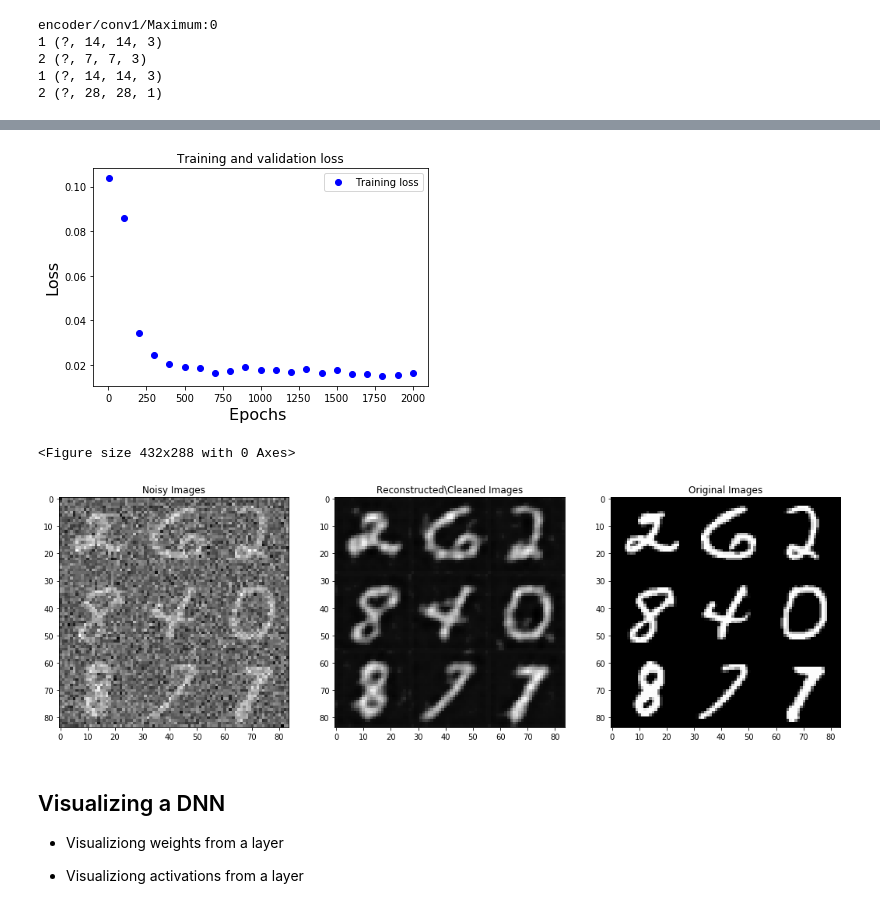
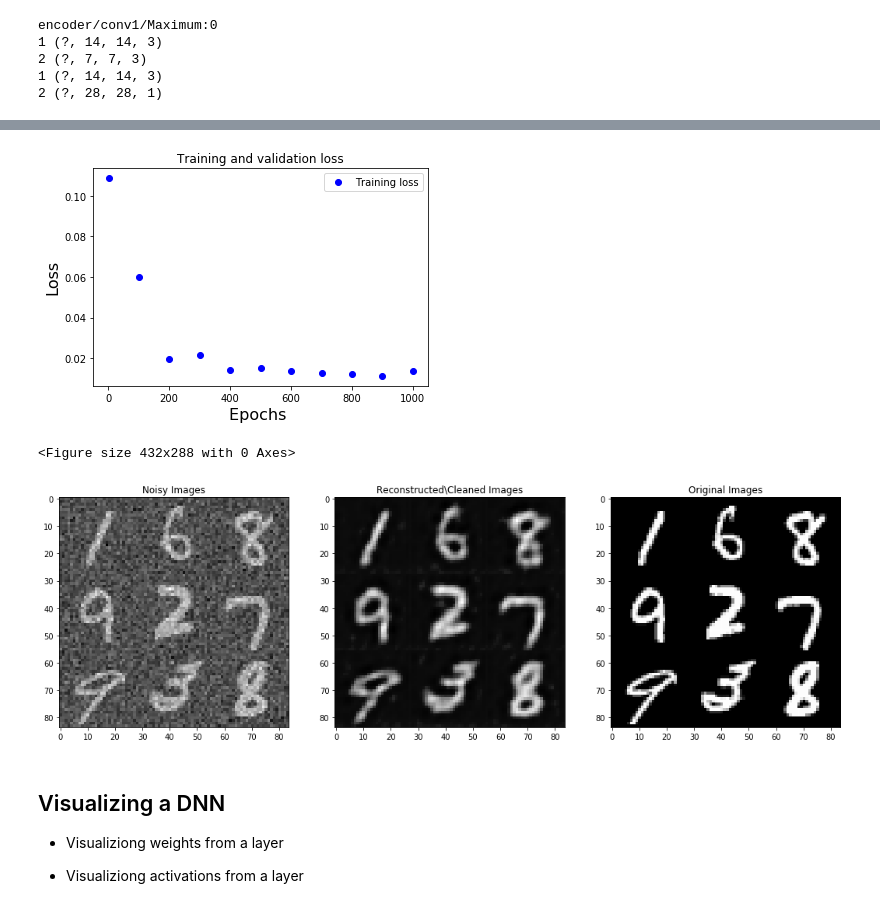
Before and after one commit to denocris/Deep-Learning-Lectures_CV, a Jupyter notebook: autoencoder-v3.ipynb, the cells around one changed output, grey strips where cells are left out. Cells and saved outputs as stored; diff of their text form; code cells hidden in the pictures.

```diff
--- a/autoencoder-v3.ipynb
+++ b/autoencoder-v3.ipynb
@@ -107,12 +107,12 @@ tf.reset_default_graph()
 
 # Training Parameters
 learning_rate = 0.01
-num_steps = 2000
+num_steps = 1000
 batch_size = 128
 imsize = 28
 
 # Noise Parameter
-noise_coeff = 0.3
+noise_variance = 0.2
 
 display_step = 100
 examples_to_show = 10
@@ -185,11 +185,13 @@ for i in range(1, num_steps+1):
     # Prepare Data
     # Get the next batch of MNIST data (only images are needed, not labels)
     batch_x, _ = mnist.train.next_batch(batch_size)
+    batch_x = batch_x
     # Reshape the batch correctly
     batch_x = batch_x.reshape([-1, 28, 28, 1])
-    batch_x_noisy = batch_x + np.random.normal(0, 100/255., (batch_x.shape[0], batch_x.shape[1],batch_x.shape[2],batch_x.shape[3]))
+    batch_x_noisy = batch_x + np.random.normal(0, noise_variance, (batch_x.shape[0], batch_x.shape[1],batch_x.shape[2],batch_x.shape[3]))
     # Run optimization op (backprop) and cost op (to get loss value)
     _, l = sess.run([optimizer, loss], feed_dict={X: batch_x, X_noisy: batch_x_noisy})
+    #_, l = sess.run([optimizer, loss], feed_dict={X: batch_x, X_noisy: batch_x})
     # Display logs per step
     if i % display_step == 0 or i == 1:
         plot_step.append(i)
@@ -222,7 +218,7 @@ plt.legend()
 plt.figure()
 plt.show()
 # %% [output]
-[figure, old version]
+[figure, new version]
 <Figure size 432x288 with 0 Axes>
 # %%
 # Testing
@@ -235,44 +231,45 @@ canvas_orig = np.empty((28 * n, 28 * m))
 for i in range(n):
     # MNIST test set
     batch_x, _ = mnist.test.next_batch(n)
+    batch_x = batch_x
     # Encode and decode the digit image
     batch_x = batch_x.reshape([n, 28, 28, 1])
     #batch_x_noisy = batch_x + 0.2*tf.random_normal(tf.shape(batch_x))
-    batch_x_noisy = batch_x + np.random.normal(0, 100/255., (batch_x.shape[0], batch_x.shape[1],batch_x.shape[2],batch_x.shape[3]))
+    batch_x_noisy = batch_x + np.random.normal(0, noise_variance, (batch_x.shape[0], batch_x.shape[1],batch_x.shape[2],batch_x.shape[3]))
     #g = sess.run(decoder_op, feed_dict={X: batch_x})
     results = sess.run(decoder_output, feed_dict={X: batch_x, X_noisy: batch_x_noisy})
     # Display input images
     for j in range(m):
         canvas_noisy[i * 28:(i + 1) * 28, j * 28:(j + 1) * 28] = batch_x_noisy[j].reshape([28, 28])
     # Display reconstructed images
     for j in range(m):
         canvas_recon[i * 28:(i + 1) * 28, j * 28:(j + 1) * 28] = results[j].reshape([28, 28])
         # Display original images
     for j in range(m):
         canvas_orig[i * 28:(i + 1) * 28, j * 28:(j + 1) * 28] = batch_x[j].reshape([28, 28])
 
 
 #Plotting
 plt.figure(figsize=(18,18))
 plt.subplot(131)
 plt.imshow(canvas_noisy, origin="upper", cmap="gray")
 plt.title("Noisy Images")
 
 plt.subplot(132)
 plt.imshow(canvas_recon, origin="upper", cmap="gray")
 plt.title("Reconstructed\Cleaned Images")
 
 plt.subplot(133)
 plt.imshow(canvas_orig, origin="upper", cmap="gray")
 plt.title("Original Images")
 plt.show()
 
 # print("original Images")
 # plt.figure(figsize=(n, m))
 # plt.imshow(canvas_orig, origin="upper", cmap="gray")
 # plt.show()
 # %% [output]
-[figure, old version]
+[figure, new version]
 # %% [markdown]
 ## Visualizing a DNN
 
```
Also changed, not shown: parts of 7 cells of this notebook.
